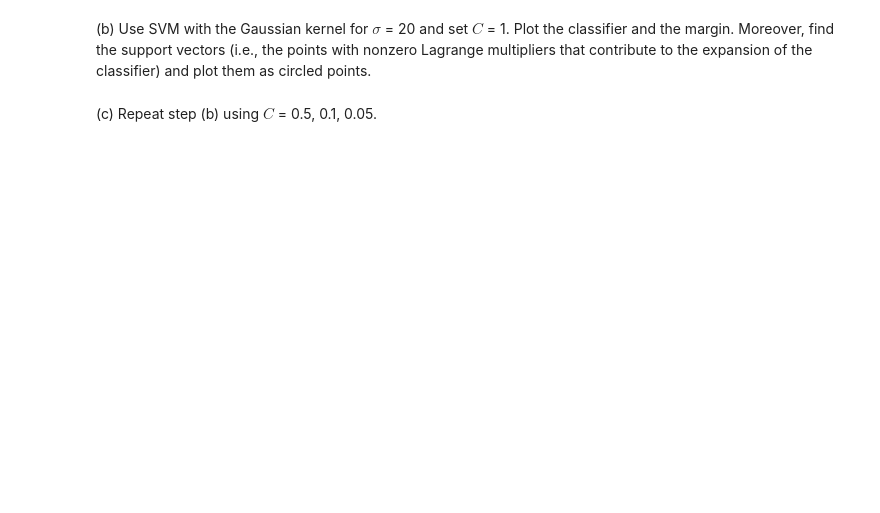
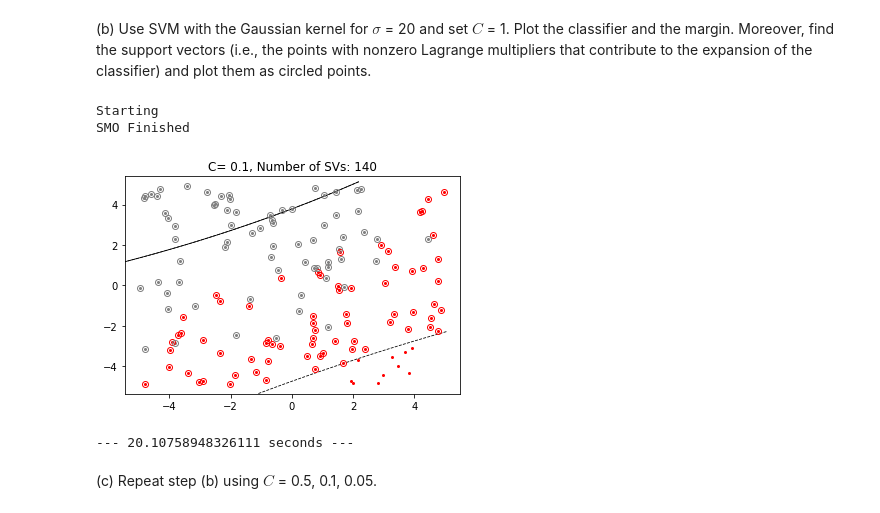
Before and after one commit to twyunting/DATA-642_Advanced_Machine_Learning, a Jupyter notebook: Labs/07/submit/Lab7_Yunting.ipynb, the cells around one changed output. Drawn from its saved outputs; the diff is of its cells as text; code cells hidden in the pictures; blank space fills up the shorter version.

```diff
--- a/Labs/07/submit/Lab7_Yunting.ipynb
+++ b/Labs/07/submit/Lab7_Yunting.ipynb
@@ -392,4 +398,11 @@ SMO Finished
 # %% [markdown]
 (b) Use SVM with the Gaussian kernel for $\sigma$ = 20 and set $C$ = 1. Plot the classifier and the margin. Moreover, find the support vectors (i.e., the points with nonzero Lagrange multipliers that contribute to the expansion of the classifier) and plot them as circled points.
+# %%
+supportvectormachine_lab6(20, 0.1)
+# %% [output]
+Starting
+SMO Finished
+[figure, added]
+--- 20.10758948326111 seconds ---
 # %% [markdown]
 (c) Repeat step (b) using $C$ = 0.5, 0.1, 0.05.
```
Also changed, not shown: parts of 13 cells of this notebook, 1 other file.
